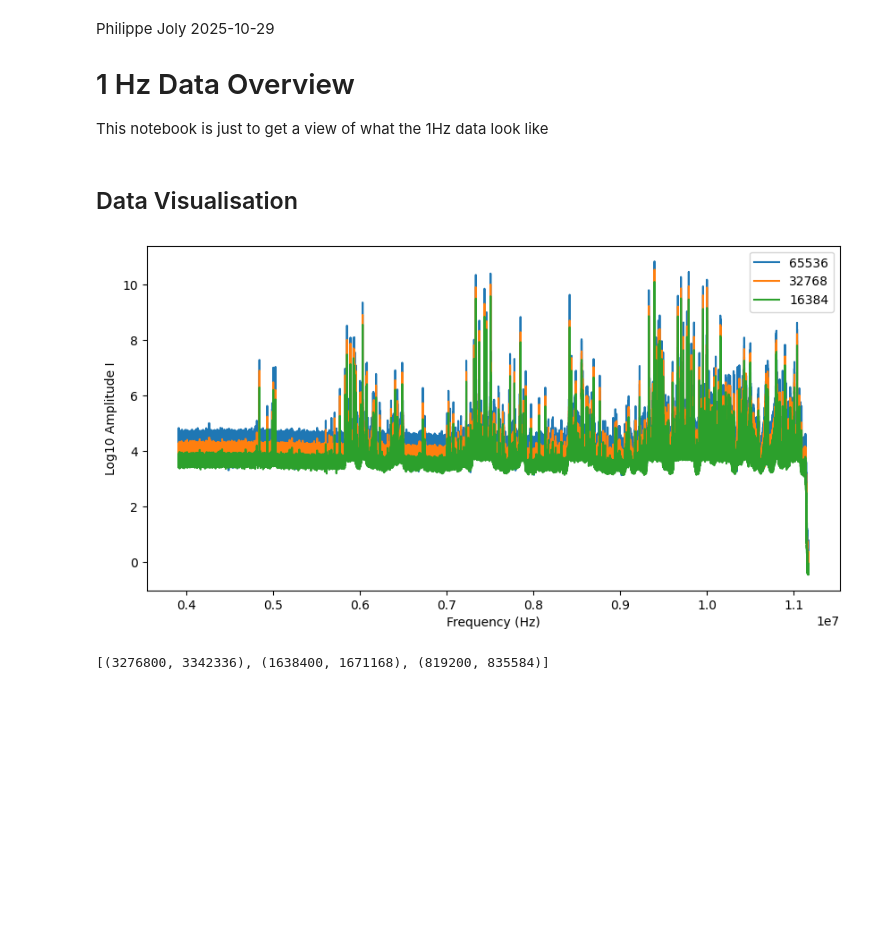
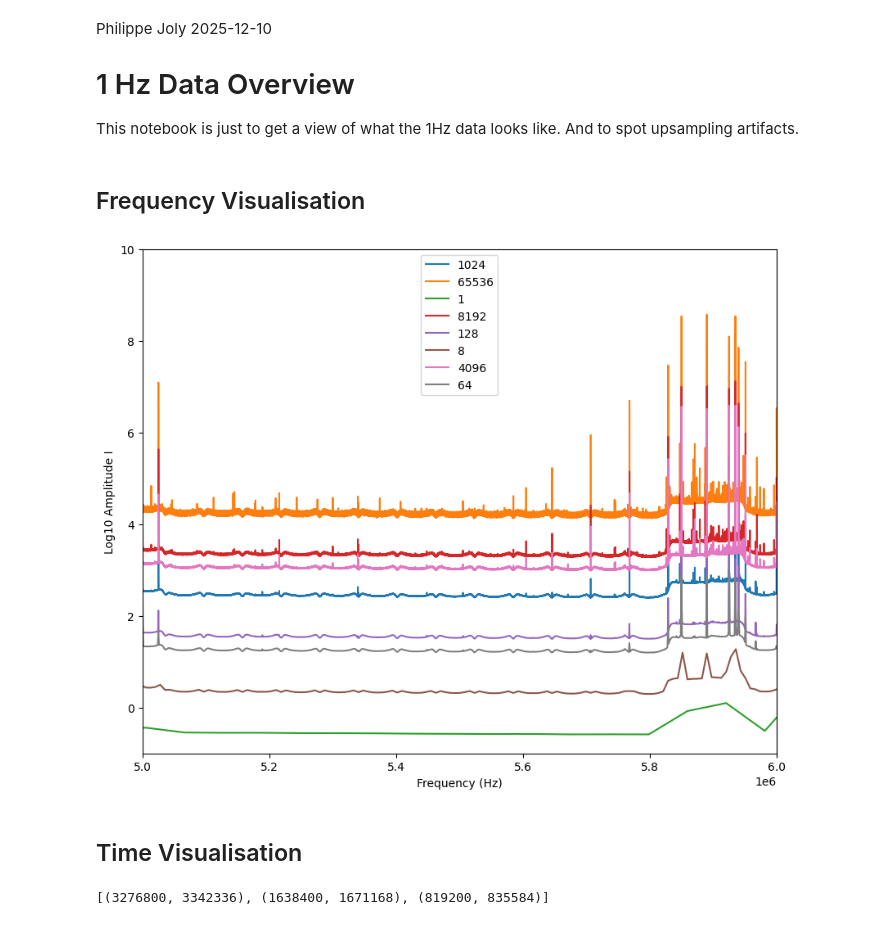
Before and after one commit to PhilJ0ly/ALBATROS_axion_search, a Jupyter notebook: Jupyter/1Hz_survey.ipynb, the cells around one changed output. Saved outputs shown, nothing was run; the diff lists cells and outputs as text; code cells hidden in the pictures; blank space fills up the shorter version.

Commit message:
added and tested new median. examined spectra at varying upsampling. removed outdated versions

```diff
--- a/Jupyter/1Hz_survey.ipynb
+++ b/Jupyter/1Hz_survey.ipynb
@@ -1,9 +1,9 @@
 # %% [markdown]
-Philippe Joly 2025-10-29
+Philippe Joly 2025-12-10
 
 # 1 Hz Data Overview
 
-This notebook is just to get a view of what the 1Hz data look like
+This notebook is just to get a view of what the 1Hz data looks like. And to spot upsampling artifacts.
 # %%
 import numpy as np
 from matplotlib import pyplot as plt
@@ -12,10 +12,21 @@ import sys
 from os import path
 sys.path.append(path.expanduser('~'))
 # %%
+# fns = {
+#     65536:'/scratch/philj0ly/vis_plasma2/all_ant_4bit_1721361671_2048_65536_5_0_119.npz',
+#     32768: '/scratch/philj0ly/vis_plasma2/all_ant_4bit_1721361671_2048_32768_10_0_119.npz',
+#     16384: '/scratch/philj0ly/vis_plasma2/all_ant_4bit_1721361671_2048_16384_20_0_119.npz'
+# }
+
 fns = {
-    65536:'/scratch/philj0ly/vis_plasma2/all_ant_4bit_1721361671_2048_65536_5_0_119.npz',
-    32768: '/scratch/philj0ly/vis_plasma2/all_ant_4bit_1721361671_2048_32768_10_0_119.npz',
-    16384: '/scratch/philj0ly/vis_plasma2/all_ant_4bit_1721361671_2048_16384_20_0_119.npz'
+    1024:'/scratch/philj0ly/upsampled_axion_corr/all_ant_4bit_1721361671_2048_1024_40_0_119.npz',
+    65536:'/scratch/philj0ly/upsampled_axion_corr/all_ant_4bit_1721361671_2048_65536_5_0_119.npz',
+    1:'/scratch/philj0ly/upsampled_axion_corr/all_ant_4bit_1721361671_2048_1_100_0_119.npz',
+    8192:'/scratch/philj0ly/upsampled_axion_corr/all_ant_4bit_1721361671_2048_8192_10_0_119.npz',
+    128:'/scratch/philj0ly/upsampled_axion_corr/all_ant_4bit_1721361671_2048_128_60_0_119.npz',
+    8:'/scratch/philj0ly/upsampled_axion_corr/all_ant_4bit_1721361671_2048_8_80_0_119.npz',
+    4096:'/scratch/philj0ly/upsampled_axion_corr/all_ant_4bit_1721361671_2048_4096_20_0_119.npz',
+    64:'/scratch/philj0ly/upsampled_axion_corr/all_ant_4bit_1721361671_2048_64_70_0_119.npz',
 }
 
 t0 = 1721361671
@@ -35,27 +46,32 @@ for i in fns:
         freqs.append(f['chans']*df_record/i)
         times.append((0.5 + np.arange(N))*t_tot/N)
 # %% [markdown]
-##  Data Visualisation
+##  Frequency Visualisation
+# %%
+avg_data = []
+for i in range(len(fns)):
+    avg_data.append(np.ma.median(data[i], axis=1))
 # %%
-t = 10
-
-plt.figure(figsize=(10,5))
+plt.figure(figsize=(10,8))
 
 for i, osamp in enumerate(list(fns.keys())):
-    plt.plot(freqs[i], np.log10(data[i][:,t]), label=osamp)
+    plt.plot(freqs[i], np.log10(avg_data[i]), label=osamp)
 
 
 # plt.ylim(0,5)
-dx = 61
-x0 = 4.32e6
-# plt.xlim(x0,x0+dx)
+dx = 1_000_000
+x0 = 5.0e6
+plt.xlim(x0,x0+dx)
+plt.ylim(-1,10)
 plt.xlabel('Frequency (Hz)')
 plt.ylabel('Log10 Amplitude I')
 plt.legend()
 
 plt.show()
 # %% [output]
-[figure, old version]
+[figure, new version]
+# %% [markdown]
+## Time Visualisation
 # %%
 f = 100000
 
```
Also changed, not shown: 18 other files.
